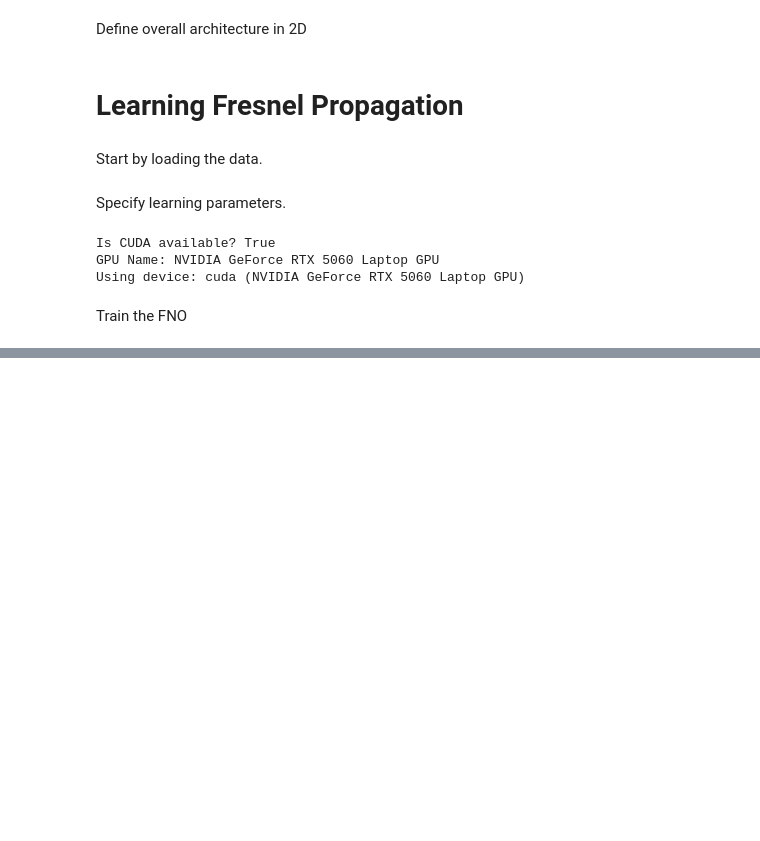
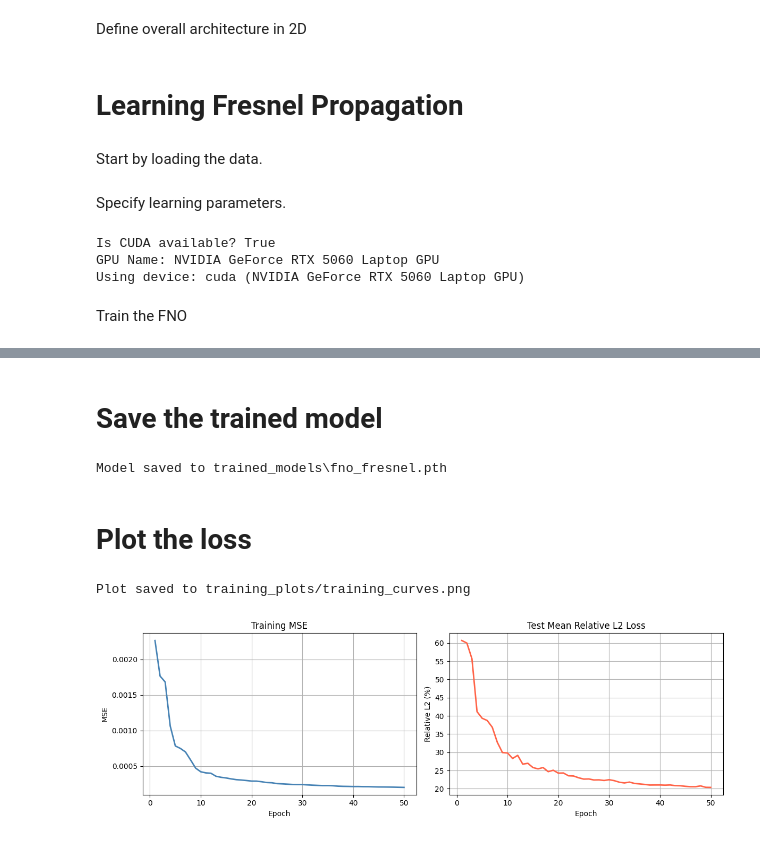
Before and after one commit to LukasScarfe/Eigen, a Jupyter notebook: fno_fresnel.ipynb, the cells around one changed output, grey strips where cells are left out. Saved outputs shown, nothing was run; the diff lists cells and outputs as text; code cells hidden in the pictures; blank space fills up the shorter version.

Commit message:
first trained models for fresnel propagation

```diff
--- a/fno_fresnel.ipynb
+++ b/fno_fresnel.ipynb
@@ -193,10 +193,10 @@ gamma = 0.5 # factor by whcih we alter the LR
 
 # Parameters we specify the neural network architecture
 
-modes1 = 16 # number of spectral modes along one dimension
-modes2 = 16 # number of spectral modes along another dimension
-width = 128 # number of neurons in each layer?
-n_layers = 1 # Number of layers
+modes1 = 24 # number of spectral modes along one dimension
+modes2 = 24 # number of spectral modes along another dimension
+width = 64 # number of neurons in each layer?
+n_layers = 2 # Number of layers
 retrain_fno = 42 # This specifies the seed that initializes the FNO parameters
 
 fno_architecture = {"modes1": modes1, "modes2":modes2, "width":width, "n_layers":n_layers, "retrain_fno":retrain_fno}
@@ -228,6 +228,9 @@ freq_print = 1
 
 n_train_batches = len(training_set)
 n_test_batches = len(testing_set)
+
+train_mse_history = []
+test_rel_l2_history = []
 
 for epoch in range(epochs):
 
@@ -263,6 +266,9 @@ for epoch in range(epochs):
             #print(f"  [Epoch {epoch+1}/{epochs} | Test  batch {step+1}/{n_test_batches}  | Batches left: {batches_left}] Relative L2: {loss_f.item():.4f}%")
         test_relative_l2 /= n_test_batches
 
+    train_mse_history.append(train_mse)
+    test_rel_l2_history.append(test_relative_l2)
+
     if epoch % freq_print == 0:
         print(f"========= Epoch {epoch+1}/{epochs} Summary ========= Train MSE: {train_mse:.6f} | Mean Relative L2 Test: {test_relative_l2:.4f}%\n")
 # %% [output]
@@ -286,0 +292,51 @@ KeyboardInterrupt:
+# %% [markdown]
+# Save the trained model
+# %%
+models_dir = "trained_models"
+os.makedirs(models_dir, exist_ok=True)
+
+model_path = os.path.join(models_dir, "fno_fresnel.pth")
+torch.save({
+    "model_state_dict": fno.state_dict(),
+    "optimizer_state_dict": optim.state_dict(),
+    "fno_architecture": fno_architecture,
+    "epochs": epochs,
+    "train_mse_history": train_mse_history,
+    "test_rel_l2_history": test_rel_l2_history,
+}, model_path)
+
+print(f"Model saved to {model_path}")
+# %% [output]
+Model saved to trained_models\fno_fresnel.pth
+# %% [markdown]
+# Plot the loss
+# %%
+import os
+
+epochs_range = range(1, epochs + 1)
+
+fig, axes = plt.subplots(1, 2, figsize=(12, 4))
+
+axes[0].plot(epochs_range, train_mse_history, color='steelblue', linewidth=2)
+axes[0].set_xlabel("Epoch")
+axes[0].set_ylabel("MSE")
+axes[0].set_title("Training MSE")
+axes[0].grid(True)
+
+axes[1].plot(epochs_range, test_rel_l2_history, color='tomato', linewidth=2)
+axes[1].set_xlabel("Epoch")
+axes[1].set_ylabel("Relative L2 (%)")
+axes[1].set_title("Test Mean Relative L2 Loss")
+axes[1].grid(True)
+
+plt.tight_layout()
+
+plots_dir = "training_plots"
+os.makedirs(plots_dir, exist_ok=True)
+fig.savefig(os.path.join(plots_dir, "training_curves.png"), dpi=150, bbox_inches="tight")
+print(f"Plot saved to {plots_dir}/training_curves.png")
+
+plt.show()
+# %% [output]
+Plot saved to training_plots/training_curves.png
+[figure, added]
```
Also changed, not shown: parts of 1 cell of this notebook, 3 other files.
